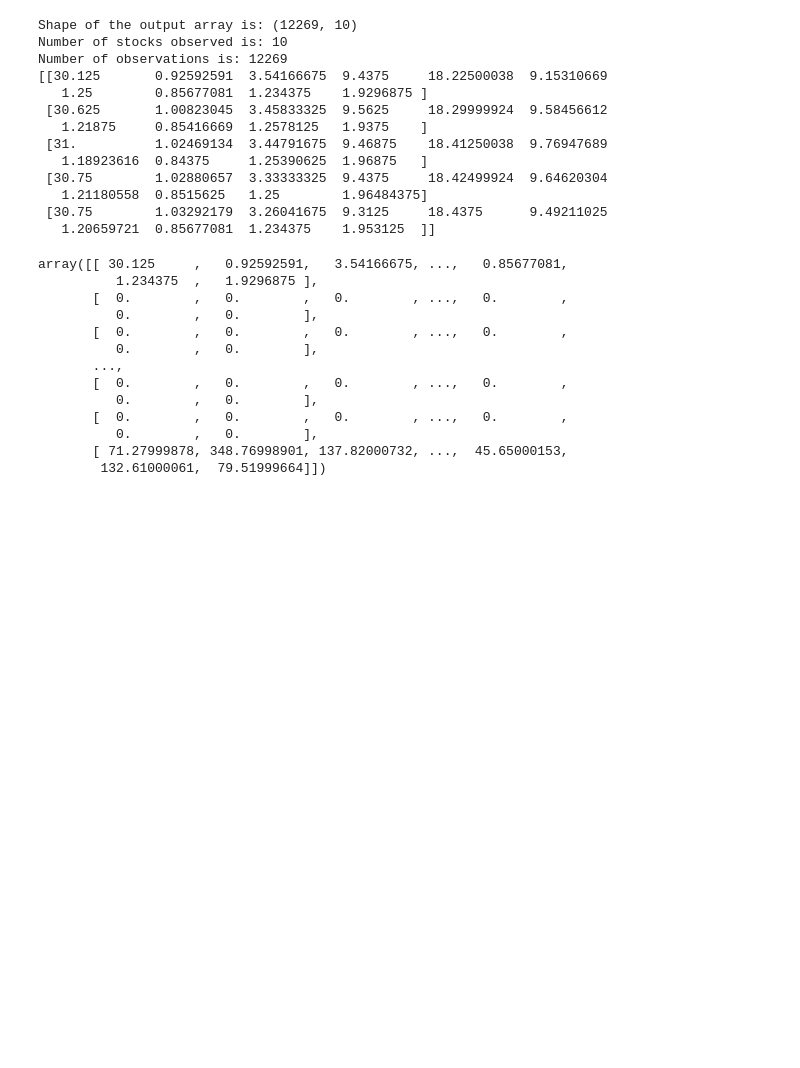
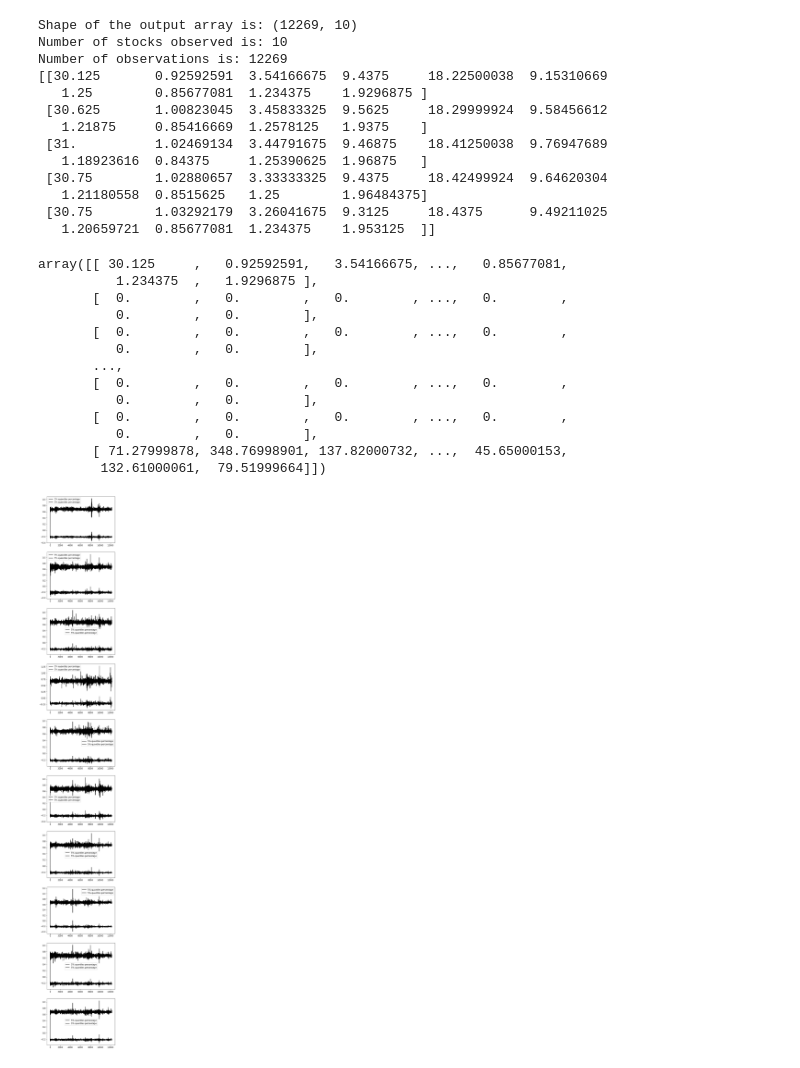
Before and after one commit to clementcome/BayesianSDE, a Jupyter notebook: main.ipynb, the cells around one changed output. Drawn from its saved outputs; the diff is of its cells as text; code cells hidden in the pictures; blank space fills up the shorter version.

```diff
--- a/main.ipynb
+++ b/main.ipynb
@@ -57,5 +57,9 @@ params = {"theta": sampler.theta, "b2":sampler.b2}
 
 analyser = StockAnalysis(sampler.prices_array, sampler.etas + sampler.Rs,
                         sampler.tickers, params, dates=sampler.dates, m=m)
+# %%
+analyser.plot_quantiles_percentage()
+# %% [output]
+[figure, added]
 # %%
 analyser.plot_quantiles()
```
Also changed, not shown: parts of 4 cells of this notebook, 1 other file.
